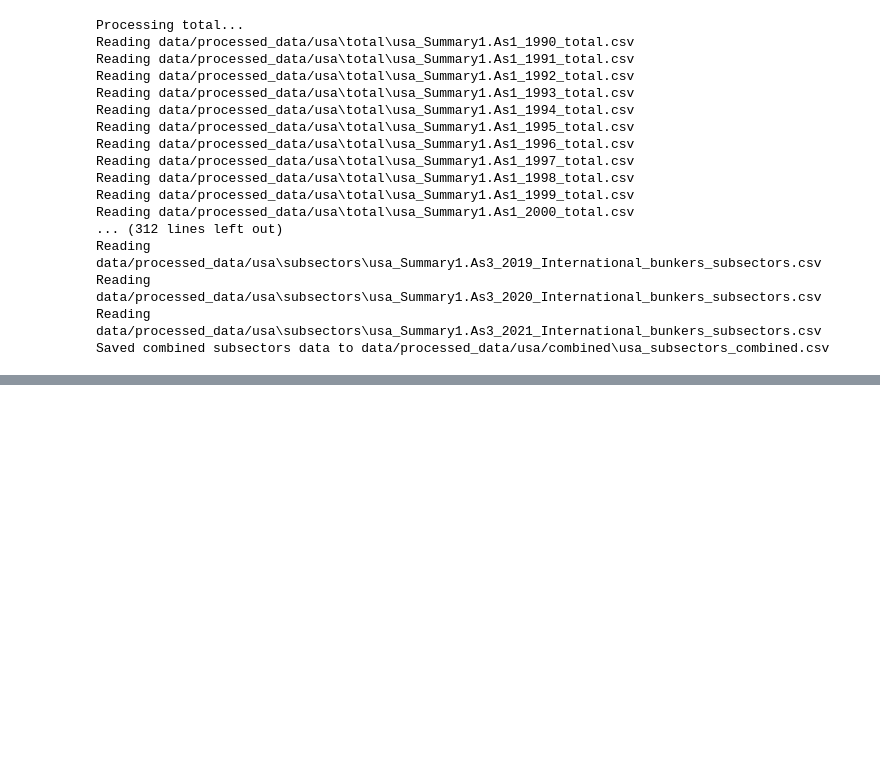
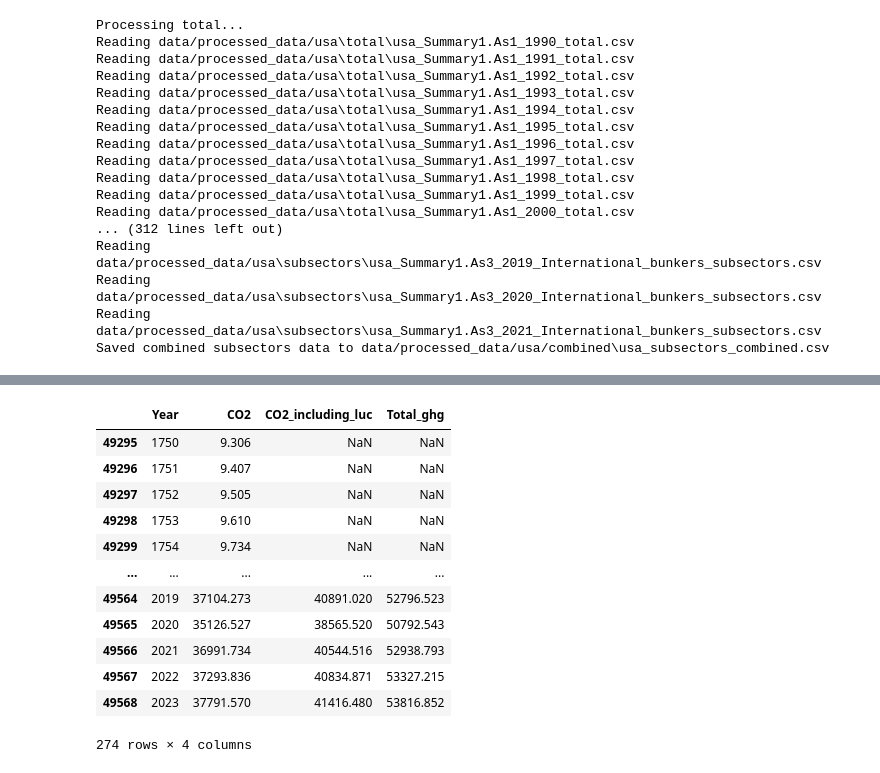
Before and after one commit to Hodan-1/GHG_dashboard, a Jupyter notebook: data_processing.ipynb, the cells around one changed output, grey strips where cells are left out. Cells and saved outputs as stored; diff of their text form; code cells hidden in the pictures; blank space fills up the shorter version.

```diff
--- a/data_processing.ipynb
+++ b/data_processing.ipynb
@@ -684,0 +781,27 @@ Saved combined subsectors data to data/processed_data/usa/combined\usa_subsector
+# %%
+import pandas as pd
+
+df = pd.read_csv("data/EM-DATA/owid-co2-data.csv")
+global_df = df[df['country'] == 'World']
+global_emissions = global_df[['year', 'co2', 'co2_including_luc', 'total_ghg']].copy()
+global_emissions = global_emissions.dropna(subset=['co2'])
+global_emissions.columns = global_emissions.columns.str.capitalize()
+cols = global_emissions.columns.str.replace('Co2', 'CO2')
+global_emissions.columns = cols
+global_emissions.to_csv("data/EM-DATA/global_emissions.csv", index=False)
+# %%
+global_emissions
+# %% [output]
+|  | Year | CO2 | CO2_including_luc | Total_ghg |
+| 49295 | 1750 | 9.306 | NaN | NaN |
+| 49296 | 1751 | 9.407 | NaN | NaN |
+| 49297 | 1752 | 9.505 | NaN | NaN |
+| 49298 | 1753 | 9.610 | NaN | NaN |
+| 49299 | 1754 | 9.734 | NaN | NaN |
+| ... | ... | ... | ... | ... |
+| 49564 | 2019 | 37104.273 | 40891.020 | 52796.523 |
+| 49565 | 2020 | 35126.527 | 38565.520 | 50792.543 |
+| 49566 | 2021 | 36991.734 | 40544.516 | 52938.793 |
+| 49567 | 2022 | 37293.836 | 40834.871 | 53327.215 |
+| 49568 | 2023 | 37791.570 | 41416.480 | 53816.852 |
+274 rows × 4 columns
```
Also changed, not shown: parts of 10 cells of this notebook, 3 other files.
